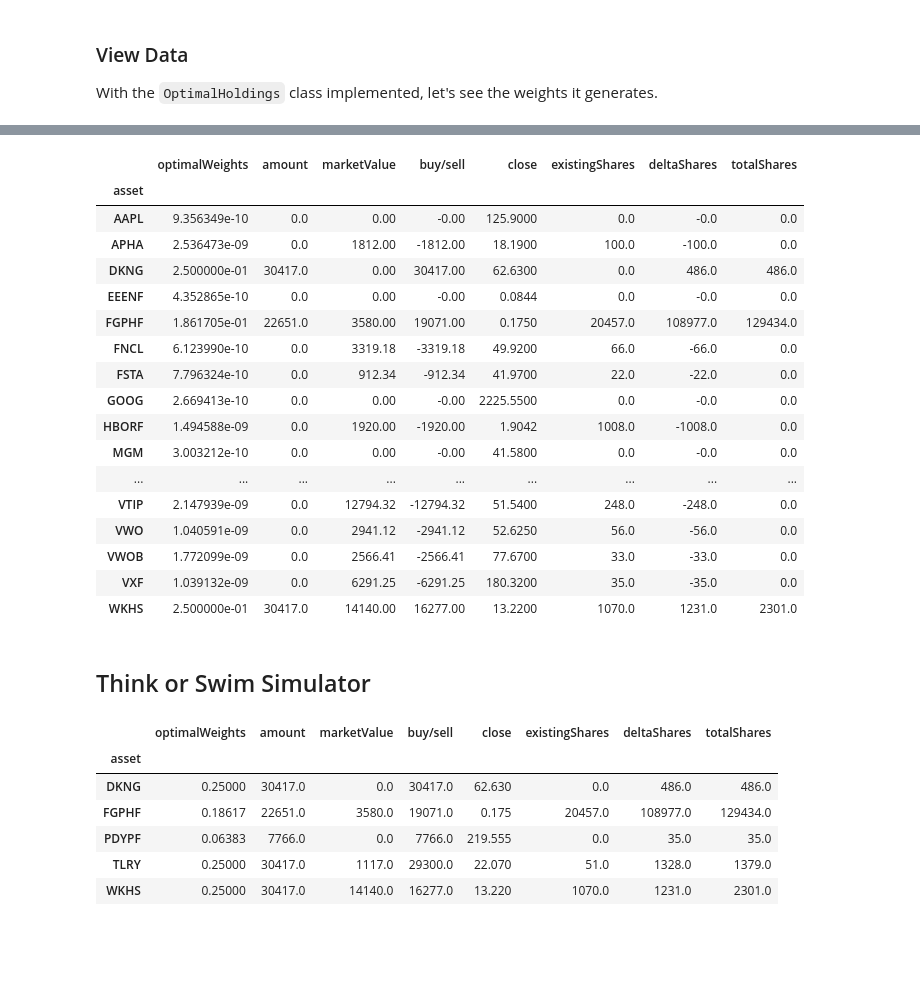
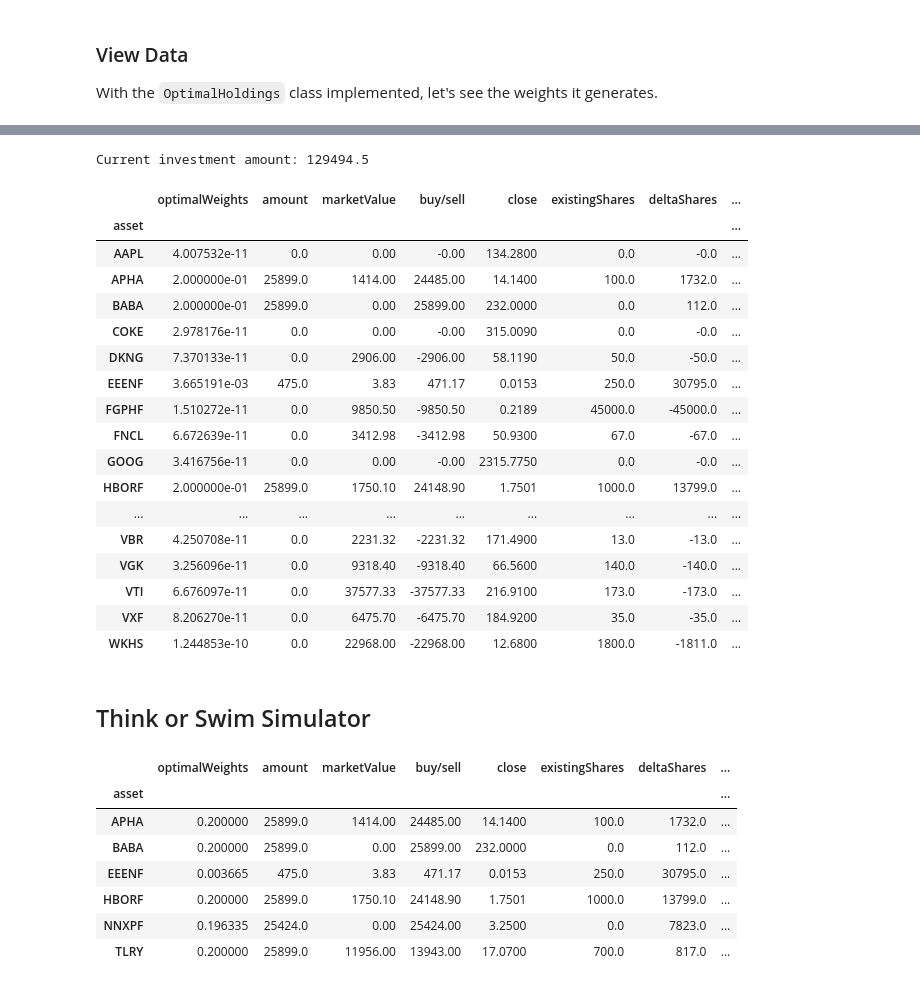
Before and after one commit to nmaiorana/svi-trading-tools, a Jupyter notebook: portfolio_analysis_ira_20210323.ipynb, the cells around one changed output, grey strips where cells are left out. Saved outputs shown, nothing was run; the diff lists cells and outputs as text; code cells hidden in the pictures; blank space fills up the shorter version.

```diff
--- a/portfolio_analysis_ira_20210323.ipynb
+++ b/portfolio_analysis_ira_20210323.ipynb
@@ -160,10 +160,11 @@ display(port_weights_equity*100)
 # %% [markdown]
 ## Add additional Symbols to investigate
 # %%
-symbols_of_interest = { symbol : 0.0 for symbol in['AAPL', 'MSFT', 'GOOG', 'TSLA', 'DKNG', 'MGM', 'PDYPF', 'EEENF']}
+symbols_of_interest = { symbol : [0, 0] for symbol in['AAPL', 'MSFT', 'GOOG', 'TSLA', 'MGM', 'PDYPF', 'COKE', 'IBM', 'NNXPF', 'BABA']}
 interesting_port_equi_values = pd.DataFrame.from_dict(symbols_of_interest, orient='index')
 interesting_port_equi_values.index.name='symbol'
-interesting_port_equi_values.columns = ['marketValue']
+interesting_port_equi_values.columns = ['marketValue', 'longQuantity']
 new_port_equi_values = port_equi_values.append(interesting_port_equi_values)
+display(new_port_equi_values)
 display(portfun.get_portfolio_weights(new_port_equi_values))
 # %% [output]
@@ -277,7 +295,7 @@ factfun.sharpe_ratio(port_returns)
 # %%
 all_factors = pd.concat(
     [
-        factfun.momentum(portfolio_price_histories, 90),
+        factfun.momentum(portfolio_price_histories, 120),
         factfun.mean_revision_factor_returns(portfolio_price_histories, 5),
         factfun.mean_revision_factor_returns_smoothed(portfolio_price_histories, 5),
         factfun.overnight_sentiment(portfolio_price_histories, 5),
@@ -571,7 +590,7 @@ class OptimalHoldings(AbstractOptimalHoldings):
 ### View Data
 With the `OptimalHoldings` class implemented, let's see the weights it generates.
 # %%
-optimal_weights = OptimalHoldings(risk_cap=0.05,weights_max=0.25, weights_min=-0.0).find(alpha_vector, risk_model.factor_betas_, risk_model.factor_cov_matrix_, risk_model.idiosyncratic_var_vector_)
+optimal_weights = OptimalHoldings(risk_cap=0.05,weights_max=0.20, weights_min=-0.05).find(alpha_vector, risk_model.factor_betas_, risk_model.factor_cov_matrix_, risk_model.idiosyncratic_var_vector_)
 display((optimal_weights*100).round(2))
 optimal_weights.plot.bar(legend=None, title='Portfolio % Holdings by Stock')
 #x_axis = plt.axes().get_xaxis()
@@ -600,40 +619,45 @@ optimal_weights.plot.bar(legend=None, title='Portfolio % Holdings by Stock')
 # %%
+print(f'Current investment amount: {total_equity_value}')
 optimal_weights['amount'] = (optimal_weights['optimalWeights'] * total_equity_value).round(0)
 optimal_weights['marketValue'] = new_port_equi_values['marketValue']
 optimal_weights['buy/sell'] = (optimal_weights['marketValue'] - optimal_weights['amount']) * -1
 optimal_weights['close'] = port_close.iloc[-1]
-optimal_weights['existingShares'] = (optimal_weights['marketValue'] / optimal_weights['close']).round(0)
+optimal_weights['existingShares'] = new_port_equi_values['longQuantity']
 optimal_weights['deltaShares'] = (optimal_weights['buy/sell'] / optimal_weights['close']).round(0)
+optimal_weights['deltaMarketValue'] = (optimal_weights['deltaShares'] * optimal_weights['close'])
 optimal_weights['totalShares'] = (optimal_weights['existingShares'] + optimal_weights['deltaShares'])
+optimal_weights['totalMarketValue'] = (optimal_weights['totalShares'] * optimal_weights['close'])
 optimal_weights
 # %% [output]
+Current investment amount: 129494.5
-|  | optimalWeights | amount | marketValue | buy/sell | close | existingShares | deltaShares | totalShares |
-| asset |  |  |  |  |  |  |  |  |
-| AAPL | 9.356349e-10 | 0.0 | 0.00 | -0.00 | 125.9000 | 0.0 | -0.0 | 0.0 |
-| APHA | 2.536473e-09 | 0.0 | 1812.00 | -1812.00 | 18.1900 | 100.0 | -100.0 | 0.0 |
-| DKNG | 2.500000e-01 | 30417.0 | 0.00 | 30417.00 | 62.6300 | 0.0 | 486.0 | 486.0 |
-| EEENF | 4.352865e-10 | 0.0 | 0.00 | -0.00 | 0.0844 | 0.0 | -0.0 | 0.0 |
-| FGPHF | 1.861705e-01 | 22651.0 | 3580.00 | 19071.00 | 0.1750 | 20457.0 | 108977.0 | 129434.0 |
-| FNCL | 6.123990e-10 | 0.0 | 3319.18 | -3319.18 | 49.9200 | 66.0 | -66.0 | 0.0 |
-| FSTA | 7.796324e-10 | 0.0 | 912.34 | -912.34 | 41.9700 | 22.0 | -22.0 | 0.0 |
-| GOOG | 2.669413e-10 | 0.0 | 0.00 | -0.00 | 2225.5500 | 0.0 | -0.0 | 0.0 |
-| HBORF | 1.494588e-09 | 0.0 | 1920.00 | -1920.00 | 1.9042 | 1008.0 | -1008.0 | 0.0 |
-| MGM | 3.003212e-10 | 0.0 | 0.00 | -0.00 | 41.5800 | 0.0 | -0.0 | 0.0 |
+|  | optimalWeights | amount | marketValue | buy/sell | close | existingShares | deltaShares | ... |
+| asset |  |  |  |  |  |  |  | ... |
+| AAPL | 4.007532e-11 | 0.0 | 0.00 | -0.00 | 134.2800 | 0.0 | -0.0 | ... |
+| APHA | 2.000000e-01 | 25899.0 | 1414.00 | 24485.00 | 14.1400 | 100.0 | 1732.0 | ... |
+| BABA | 2.000000e-01 | 25899.0 | 0.00 | 25899.00 | 232.0000 | 0.0 | 112.0 | ... |
+| COKE | 2.978176e-11 | 0.0 | 0.00 | -0.00 | 315.0090 | 0.0 | -0.0 | ... |
+| DKNG | 7.370133e-11 | 0.0 | 2906.00 | -2906.00 | 58.1190 | 50.0 | -50.0 | ... |
+| EEENF | 3.665191e-03 | 475.0 | 3.83 | 471.17 | 0.0153 | 250.0 | 30795.0 | ... |
+| FGPHF | 1.510272e-11 | 0.0 | 9850.50 | -9850.50 | 0.2189 | 45000.0 | -45000.0 | ... |
+| FNCL | 6.672639e-11 | 0.0 | 3412.98 | -3412.98 | 50.9300 | 67.0 | -67.0 | ... |
+| GOOG | 3.416756e-11 | 0.0 | 0.00 | -0.00 | 2315.7750 | 0.0 | -0.0 | ... |
+| HBORF | 2.000000e-01 | 25899.0 | 1750.10 | 24148.90 | 1.7501 | 1000.0 | 13799.0 | ... |
 | ... | ... | ... | ... | ... | ... | ... | ... | ... |
-| VTIP | 2.147939e-09 | 0.0 | 12794.32 | -12794.32 | 51.5400 | 248.0 | -248.0 | 0.0 |
-| VWO | 1.040591e-09 | 0.0 | 2941.12 | -2941.12 | 52.6250 | 56.0 | -56.0 | 0.0 |
-| VWOB | 1.772099e-09 | 0.0 | 2566.41 | -2566.41 | 77.6700 | 33.0 | -33.0 | 0.0 |
-| VXF | 1.039132e-09 | 0.0 | 6291.25 | -6291.25 | 180.3200 | 35.0 | -35.0 | 0.0 |
-| WKHS | 2.500000e-01 | 30417.0 | 14140.00 | 16277.00 | 13.2200 | 1070.0 | 1231.0 | 2301.0 |
+| VBR | 4.250708e-11 | 0.0 | 2231.32 | -2231.32 | 171.4900 | 13.0 | -13.0 | ... |
+| VGK | 3.256096e-11 | 0.0 | 9318.40 | -9318.40 | 66.5600 | 140.0 | -140.0 | ... |
+| VTI | 6.676097e-11 | 0.0 | 37577.33 | -37577.33 | 216.9100 | 173.0 | -173.0 | ... |
+| VXF | 8.206270e-11 | 0.0 | 6475.70 | -6475.70 | 184.9200 | 35.0 | -35.0 | ... |
+| WKHS | 1.244853e-10 | 0.0 | 22968.00 | -22968.00 | 12.6800 | 1800.0 | -1811.0 | ... |
 # %% [markdown]
 ## Think or Swim Simulator
 # %%
-optimal_weights[optimal_weights['deltaShares'] > 0]
+optimal_weights[optimal_weights['totalShares'] > 0]
 # %% [output]
-|  | optimalWeights | amount | marketValue | buy/sell | close | existingShares | deltaShares | totalShares |
-| asset |  |  |  |  |  |  |  |  |
-| DKNG | 0.25000 | 30417.0 | 0.0 | 30417.0 | 62.630 | 0.0 | 486.0 | 486.0 |
-| FGPHF | 0.18617 | 22651.0 | 3580.0 | 19071.0 | 0.175 | 20457.0 | 108977.0 | 129434.0 |
-| PDYPF | 0.06383 | 7766.0 | 0.0 | 7766.0 | 219.555 | 0.0 | 35.0 | 35.0 |
-| TLRY | 0.25000 | 30417.0 | 1117.0 | 29300.0 | 22.070 | 51.0 | 1328.0 | 1379.0 |
-| WKHS | 0.25000 | 30417.0 | 14140.0 | 16277.0 | 13.220 | 1070.0 | 1231.0 | 2301.0 |
+|  | optimalWeights | amount | marketValue | buy/sell | close | existingShares | deltaShares | ... |
+| asset |  |  |  |  |  |  |  | ... |
+| APHA | 0.200000 | 25899.0 | 1414.00 | 24485.00 | 14.1400 | 100.0 | 1732.0 | ... |
+| BABA | 0.200000 | 25899.0 | 0.00 | 25899.00 | 232.0000 | 0.0 | 112.0 | ... |
+| EEENF | 0.003665 | 475.0 | 3.83 | 471.17 | 0.0153 | 250.0 | 30795.0 | ... |
+| HBORF | 0.200000 | 25899.0 | 1750.10 | 24148.90 | 1.7501 | 1000.0 | 13799.0 | ... |
+| NNXPF | 0.196335 | 25424.0 | 0.00 | 25424.00 | 3.2500 | 0.0 | 7823.0 | ... |
+| TLRY | 0.200000 | 25899.0 | 11956.00 | 13943.00 | 17.0700 | 700.0 | 817.0 | ... |
```
Also changed, not shown: parts of 21 cells of this notebook, 2 other files.
